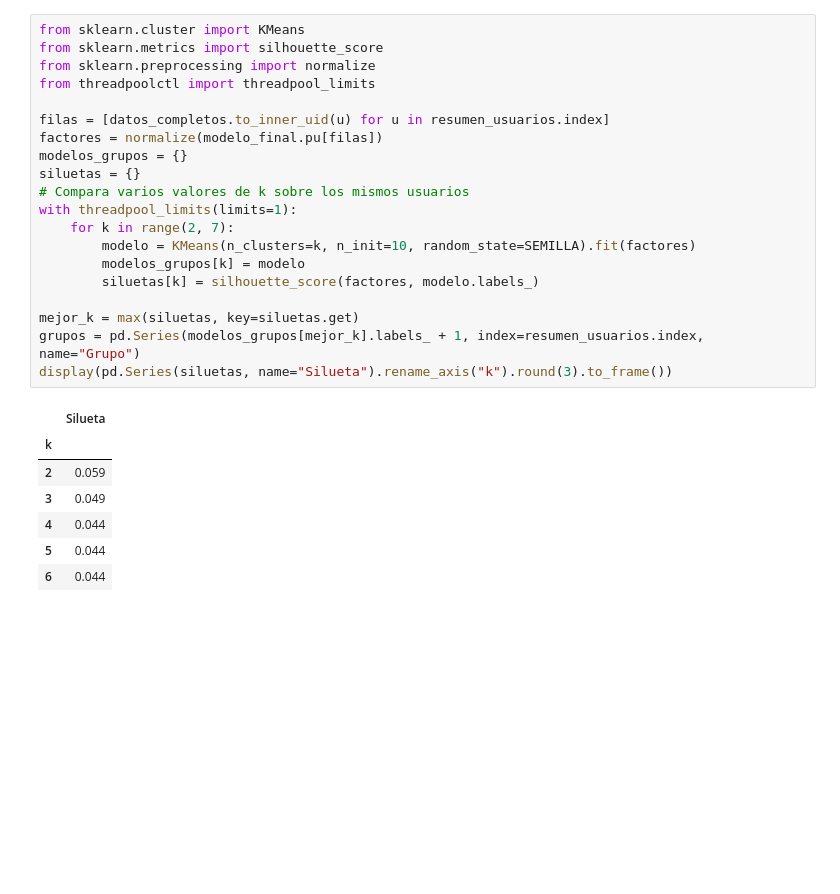
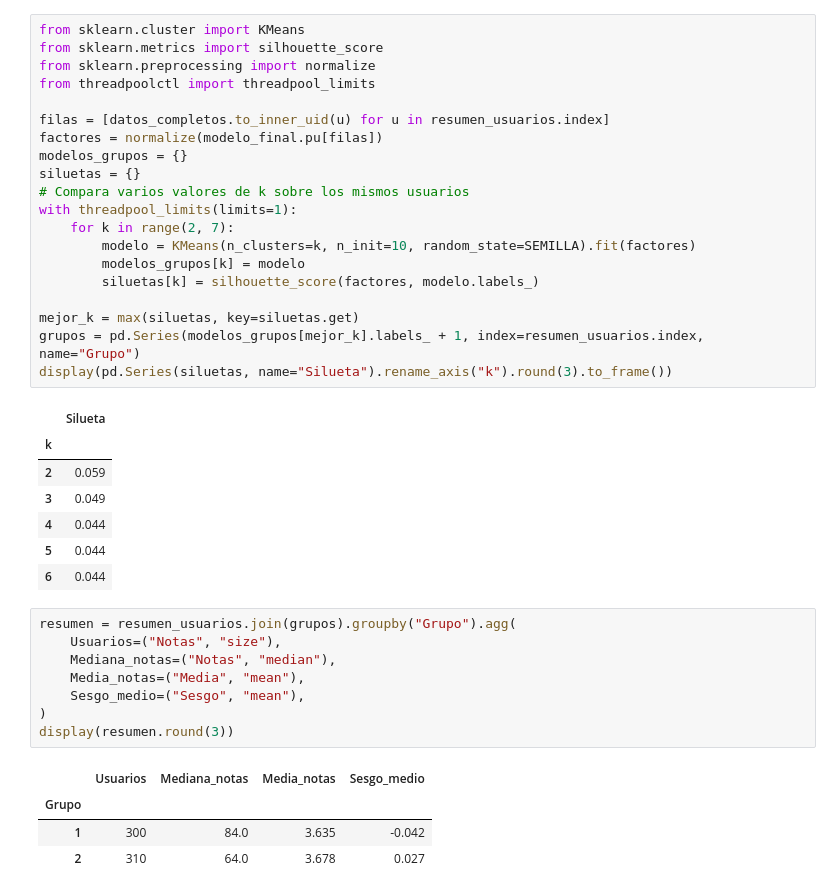
Before and after one commit to borja-parra/practica-recomendador-movielens, a Jupyter notebook: practica_movielens.ipynb, the cells around one changed output. Drawn from its saved outputs; the diff is of its cells as text; blank space fills up the shorter version.

Commit message:
Resume la actividad y el sesgo por grupo

```diff
--- a/practica_movielens.ipynb
+++ b/practica_movielens.ipynb
@@ -336,3 +336,16 @@ display(pd.Series(siluetas, name="Silueta").rename_axis("k").round(3).to_frame()
 | 4 | 0.044 |
 | 5 | 0.044 |
 | 6 | 0.044 |
+# %%
+resumen = resumen_usuarios.join(grupos).groupby("Grupo").agg(
+    Usuarios=("Notas", "size"),
+    Mediana_notas=("Notas", "median"),
+    Media_notas=("Media", "mean"),
+    Sesgo_medio=("Sesgo", "mean"),
+)
+display(resumen.round(3))
+# %% [output]
+|  | Usuarios | Mediana_notas | Media_notas | Sesgo_medio |
+| Grupo |  |  |  |  |
+| 1 | 300 | 84.0 | 3.635 | -0.042 |
+| 2 | 310 | 64.0 | 3.678 | 0.027 |
```
